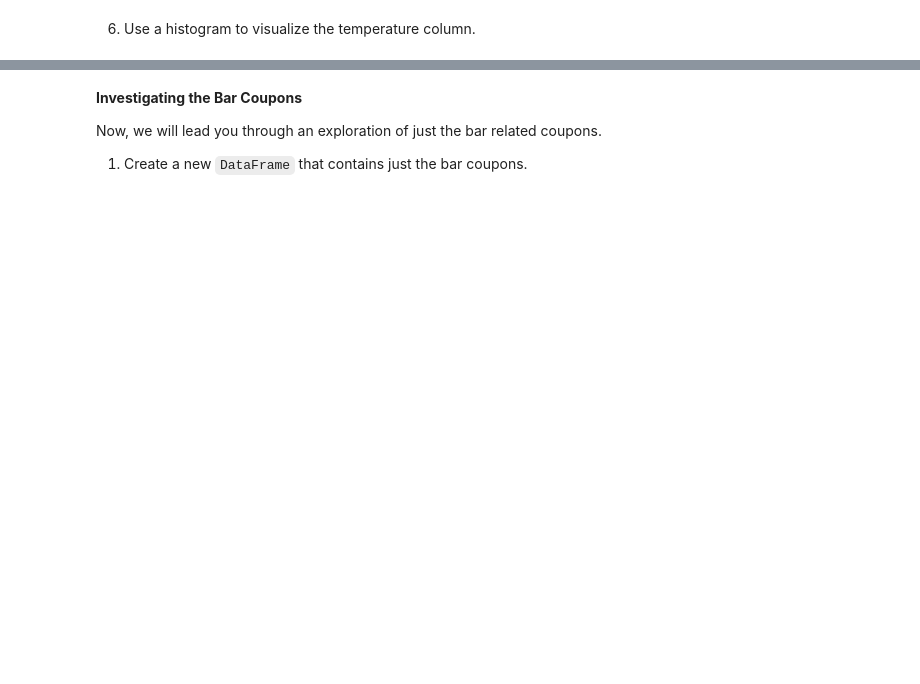
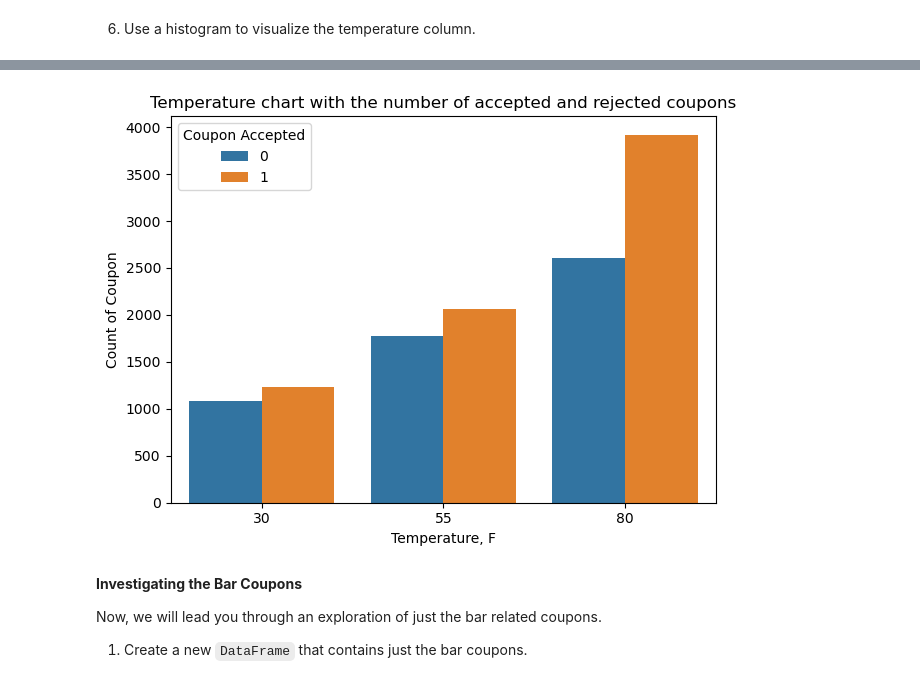
Before and after one commit to Timofey-E/Emeritus, a Jupyter notebook: Assigment_5_1/project5_1.ipynb, the cells around one changed output, grey strips where cells are left out. Cells and saved outputs as stored; diff of their text form; code cells hidden in the pictures; blank space fills up the shorter version.

```diff
--- a/Assigment_5_1/project5_1.ipynb
+++ b/Assigment_5_1/project5_1.ipynb
@@ -245,3 +251,13 @@ array([55, 80, 30], dtype=int64)
+# %%
+sns.countplot(data = data01, x = 'temperature', hue = 'Y')
+plt.title('Temperature chart with the number of accepted and rejected coupons')
+plt.xlabel('Temperature, F')
+plt.ylabel('Count of Coupon')
+plt.legend(title='Coupon Accepted', loc = 'upper left')
+plt.tight_layout()
+plt.show()
+# %% [output]
+[figure, added]
 # %% [markdown]
 **Investigating the Bar Coupons**
 
```
Also changed, not shown: parts of 36 cells of this notebook.
